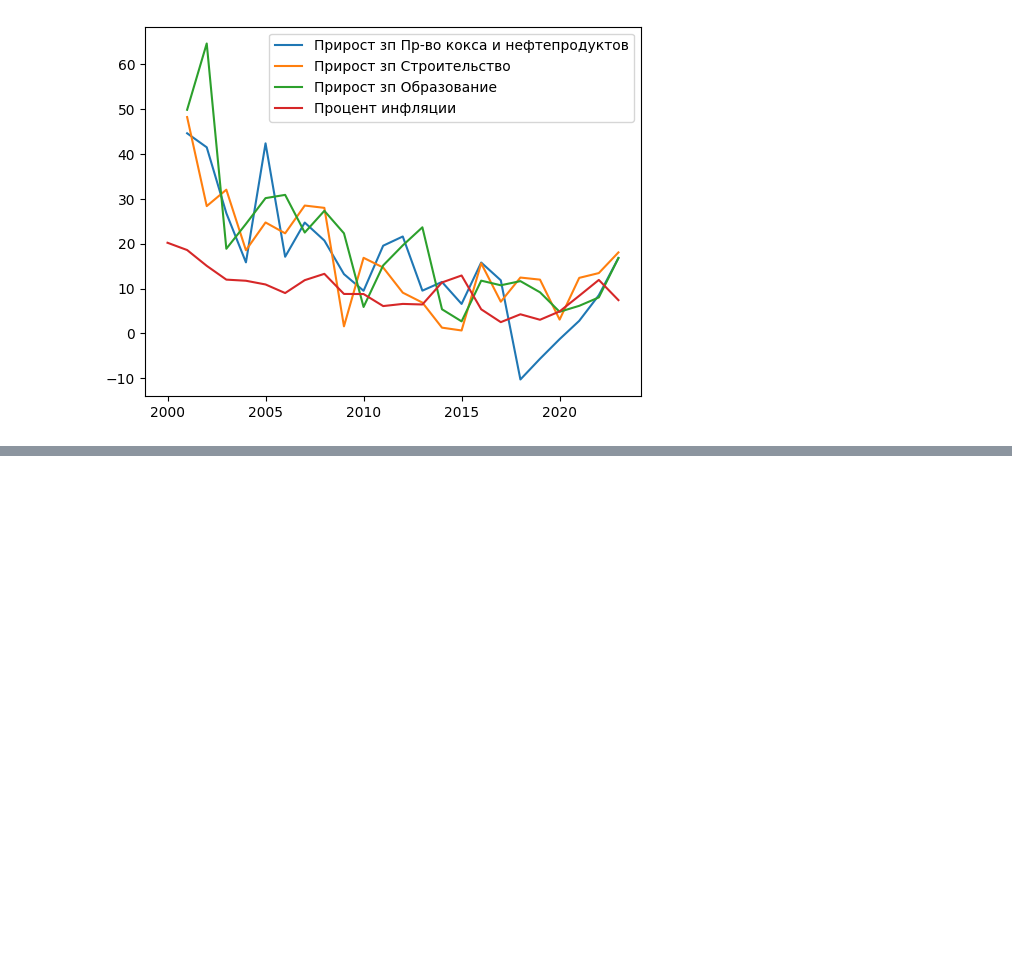
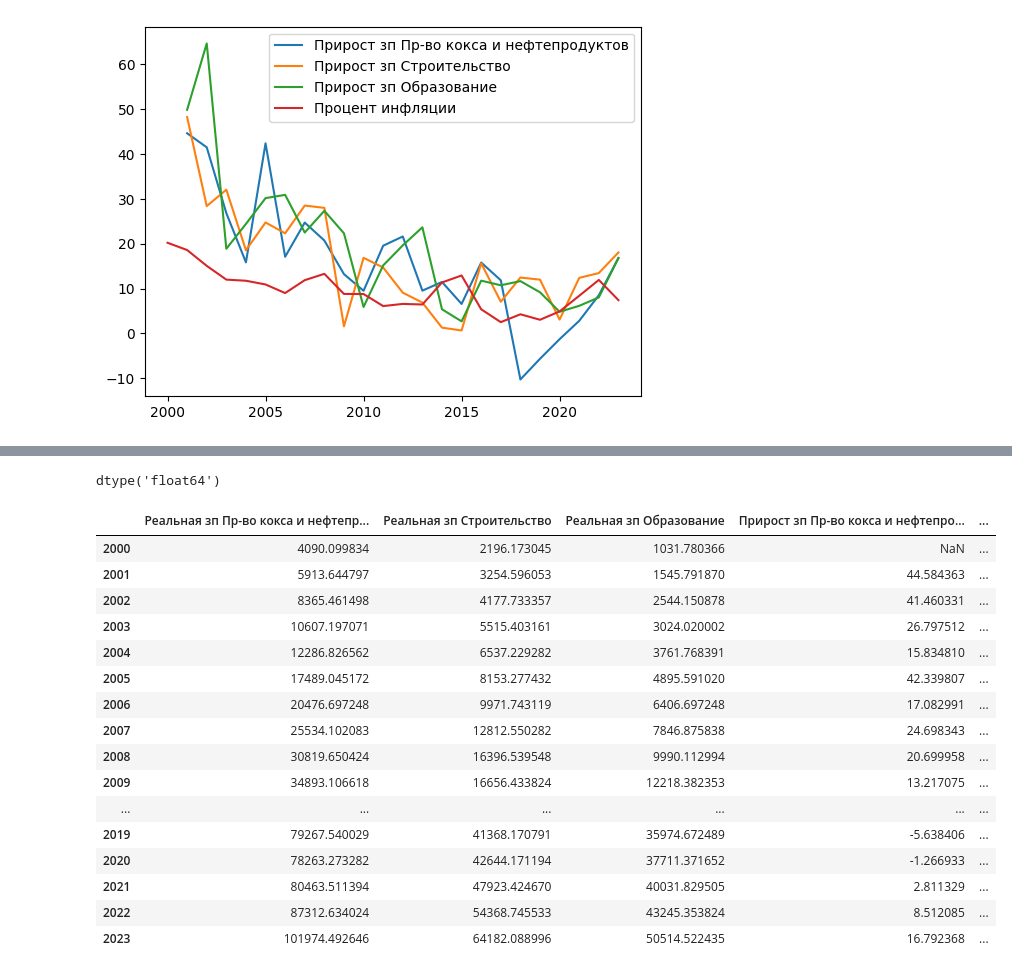
Before and after one commit to crazyhamster09/salaries, a Jupyter notebook: Salaries.ipynb, the cells around one changed output, grey strips where cells are left out. Cells and saved outputs as stored; diff of their text form; code cells hidden in the pictures; blank space fills up the shorter version.

```diff
--- a/Salaries.ipynb
+++ b/Salaries.ipynb
@@ -432,0 +518,4 @@ dfi2.plot()
+# %%
+VVP.dtypes
+# %% [output]
+dtype('float64')
@@ -432,0 +530,20 @@ dfi2.plot()
+# %%
+dfd
+# %% [output]
+|  | Реальная зп Пр-во кокса и нефтепр... | Реальная зп Строительство | Реальная зп Образование | Прирост зп Пр-во кокса и нефтепро... | ... |
+| 2000 | 4090.099834 | 2196.173045 | 1031.780366 | NaN | ... |
+| 2001 | 5913.644797 | 3254.596053 | 1545.791870 | 44.584363 | ... |
+| 2002 | 8365.461498 | 4177.733357 | 2544.150878 | 41.460331 | ... |
+| 2003 | 10607.197071 | 5515.403161 | 3024.020002 | 26.797512 | ... |
+| 2004 | 12286.826562 | 6537.229282 | 3761.768391 | 15.834810 | ... |
+| 2005 | 17489.045172 | 8153.277432 | 4895.591020 | 42.339807 | ... |
+| 2006 | 20476.697248 | 9971.743119 | 6406.697248 | 17.082991 | ... |
+| 2007 | 25534.102083 | 12812.550282 | 7846.875838 | 24.698343 | ... |
+| 2008 | 30819.650424 | 16396.539548 | 9990.112994 | 20.699958 | ... |
+| 2009 | 34893.106618 | 16656.433824 | 12218.382353 | 13.217075 | ... |
+| ... | ... | ... | ... | ... | ... |
+| 2019 | 79267.540029 | 41368.170791 | 35974.672489 | -5.638406 | ... |
+| 2020 | 78263.273282 | 42644.171194 | 37711.371652 | -1.266933 | ... |
+| 2021 | 80463.511394 | 47923.424670 | 40031.829505 | 2.811329 | ... |
+| 2022 | 87312.634024 | 54368.745533 | 43245.353824 | 8.512085 | ... |
+| 2023 | 101974.492646 | 64182.088996 | 50514.522435 | 16.792368 | ... |
```
Also changed, not shown: parts of 27 cells of this notebook.
